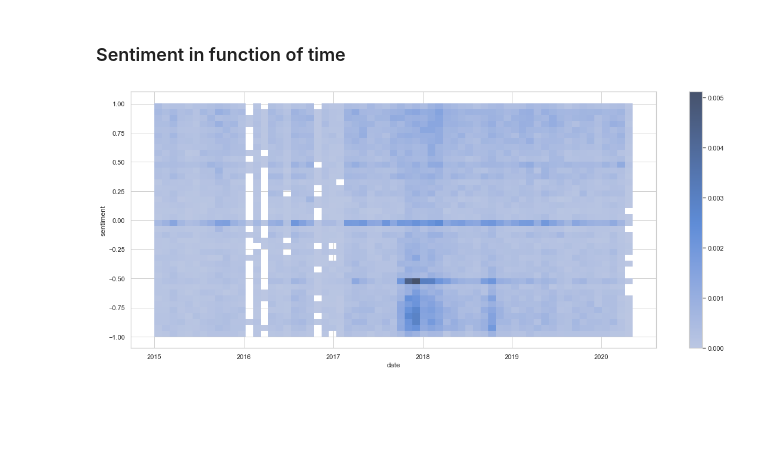
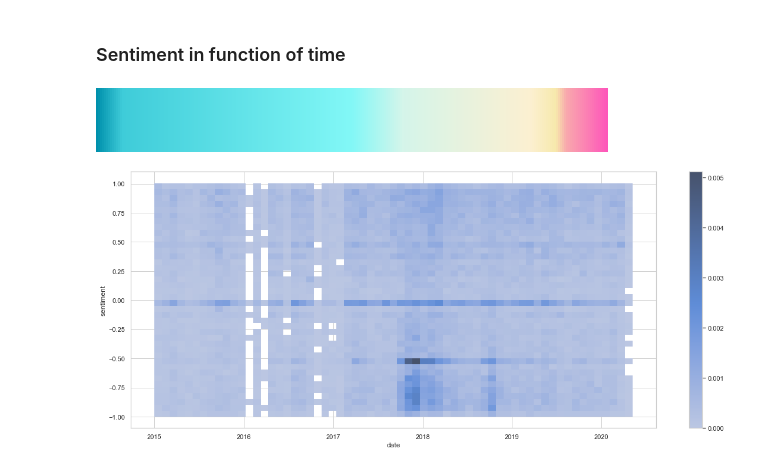
Before and after one commit to epfl-ada/ada-2021-project-concatsanddogs, a Jupyter notebook: Milestone_3_RQ4_sentiment_analysis.ipynb, the cells around one changed output. Saved outputs shown, nothing was run; the diff lists cells and outputs as text; code cells hidden in the pictures; blank space fills up the shorter version.

```diff
--- a/Milestone_3_RQ4_sentiment_analysis.ipynb
+++ b/Milestone_3_RQ4_sentiment_analysis.ipynb
@@ -197,0 +251,7 @@ df.head(2)
+# %%
+hex_list = ['#0091ad', '#3fcdda', '#83f9f8', '#d6f6eb', '#fdf1d2', '#f8eaad', '#faaaae', '#ff57bb']
+colormap = get_continuous_cmap(hex_list, float_list=[0, 0.05, 0.5, 0.6, 0.85, 0.9, 0.92, 1])
+# %%
+colormap
+# %% [output]
+[figure, added]
```
Also changed, not shown: parts of 6 cells of this notebook.
